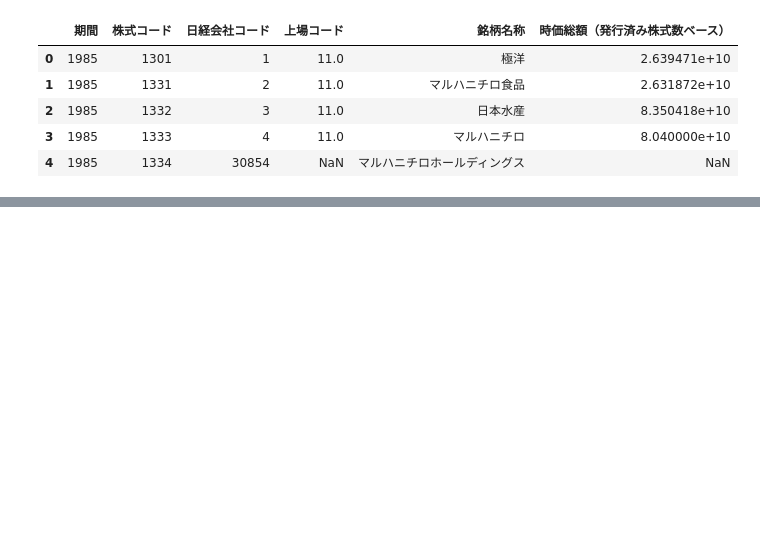
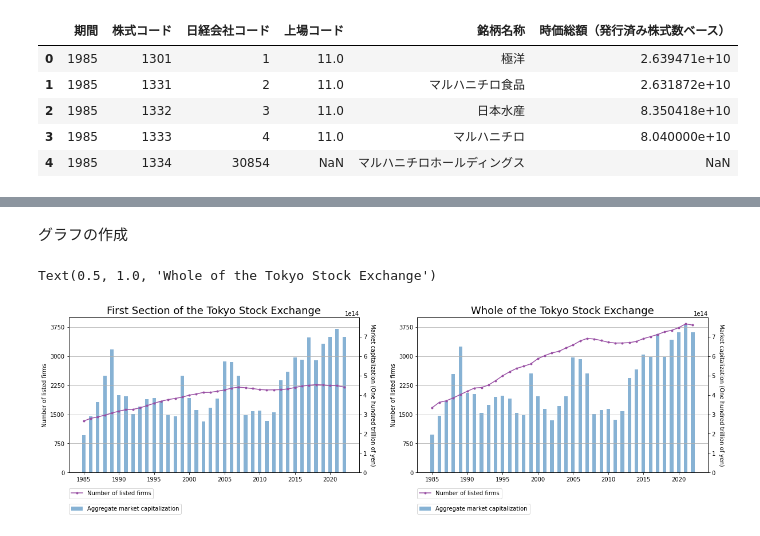
Before and after one commit to tsenga2/keio-senga-seminar, a Jupyter notebook: figure1.ipynb, the cells around one changed output, grey strips where cells are left out. Cells and saved outputs as stored; diff of their text form; code cells hidden in the pictures; blank space fills up the shorter version.

```diff
--- a/figure1.ipynb
+++ b/figure1.ipynb
@@ -30,0 +38,3 @@ df.head()
+# %%
+df2 = pd.read_csv('figure1-a.csv',encoding = "cp932")
+df2.head()
@@ -36,0 +56,6 @@ df = df.rename(columns={'時価総額（発行済み株式数ベース）':'Aggr
+# %%
+df2 = df2.rename(columns={'期間':'Year'})
+df2 = df2.rename(columns={'株式コード':'Stock code'})
+df2 = df2.rename(columns={'日経会社コード':'gvkey'})
+df2 = df2.rename(columns={'上場コード':'Listing code'})
+df2 = df2.rename(columns={'時価総額（発行済み株式数ベース）':'Aggregate market capitalization'})
@@ -37,3 +64,3 @@ df = df.rename(columns={'時価総額（発行済み株式数ベース）':'Aggr
 # %%
-Agdata = df.groupby(['Year'],as_index=False)[['Aggregate market capitalization']].mean()
-Nmdata = df.groupby(['Year'])[['Listing code']].count()
+Agdata1 = df1.groupby(['Year'],as_index=False)[['Aggregate market capitalization']].sum()
+Nmdata1 = df1.groupby(['Year'])[['Aggregate market capitalization']].count()
@@ -60,0 +67,59 @@ Text(0.5, 1.0, 'Figure 1')
+# %%
+Agdata2 = df2.groupby(['Year'],as_index=False)[['Aggregate market capitalization']].sum()
+Nmdata2 = df2.groupby(['Year'])[['Aggregate market capitalization']].count()
+# %% [markdown]
+グラフの作成
+# %%
+ncols=2
+nrows=1
+fig,axes=plt.subplots(figsize=(10*ncols,5*nrows),ncols=ncols,nrows=nrows)
+axes=np.ravel(axes)
+
+x1 = Agdata1['Year']
+y1 = Agdata1['Aggregate market capitalization']
+
+ax1 = axes[0].twinx()
+axes[0].plot(Nmdata1,marker=".",color=cm.Set1.colors[3],label="Number of listed firms")
+ax1.bar(x1,y1,alpha=0.6,width=0.5,color=cm.Set1.colors[1], label="Aggregate market capitalization")
+
+axes[0].set_ylim([0,4000])
+start0, end0 = axes[0].get_ylim()
+stepsize=750
+axes[0].yaxis.set_ticks(np.arange(start0, end0, stepsize))
+ax1.set_ylim([0,8*10**14])
+start1, end1 = ax1.get_ylim()
+stepsize1=10**14
+ax1.yaxis.set_ticks(np.arange(start1, end1, stepsize1))
+axes[0].patch.set_alpha(0)
+axes[0].set_zorder(2)
+ax1.set_zorder(1)
+axes[0].grid(axis='y')
+axes[0].legend(bbox_to_anchor=(0, -0.1), loc='upper left', borderaxespad=0, fontsize=10)
+ax1.legend(bbox_to_anchor=(0, -0.2), loc='upper left', borderaxespad=0, fontsize=10)
+axes[0].set_ylabel('Number of listed firms')
+ax1.set_ylabel('Market capitalization (One hundred trillion of yen)',labelpad=15,rotation=270)
+
+x2 = Agdata2['Year']
+y2 = Agdata2['Aggregate market capitalization']
+
+ax2 = axes[1].twinx()
+axes[1].plot(Nmdata2,marker=".",color=cm.Set1.colors[3],label="Number of listed firms")
+ax2.bar(x2,y2,alpha=0.6,width=0.5,color=cm.Set1.colors[1], label="Aggregate market capitalization")
+
+axes[1].set_ylim([0,4000])
+axes[1].yaxis.set_ticks(np.arange(start0, end0, stepsize))
+ax2.set_ylim([0,8*10**14])
+ax2.yaxis.set_ticks(np.arange(start1, end1, stepsize1))
+axes[1].patch.set_alpha(0)
+axes[1].set_zorder(2)
+ax2.set_zorder(1)
+axes[1].grid(axis='y')
+axes[1].legend(bbox_to_anchor=(0, -0.1), loc='upper left', borderaxespad=0, fontsize=10)
+ax2.legend(bbox_to_anchor=(0, -0.2), loc='upper left', borderaxespad=0, fontsize=10)
+axes[1].set_ylabel('Number of listed firms')
+ax2.set_ylabel('Market capitalization (One hundred trillion of yen)',labelpad=15,rotation=270)
+axes[0].set_title('First Section of the Tokyo Stock Exchange',fontsize=18)
+axes[1].set_title('Whole of the Tokyo Stock Exchange',fontsize=18)
+# %% [output]
+Text(0.5, 1.0, 'Whole of the Tokyo Stock Exchange')
+[figure, added]
```
Also changed, not shown: parts of 10 cells of this notebook.
